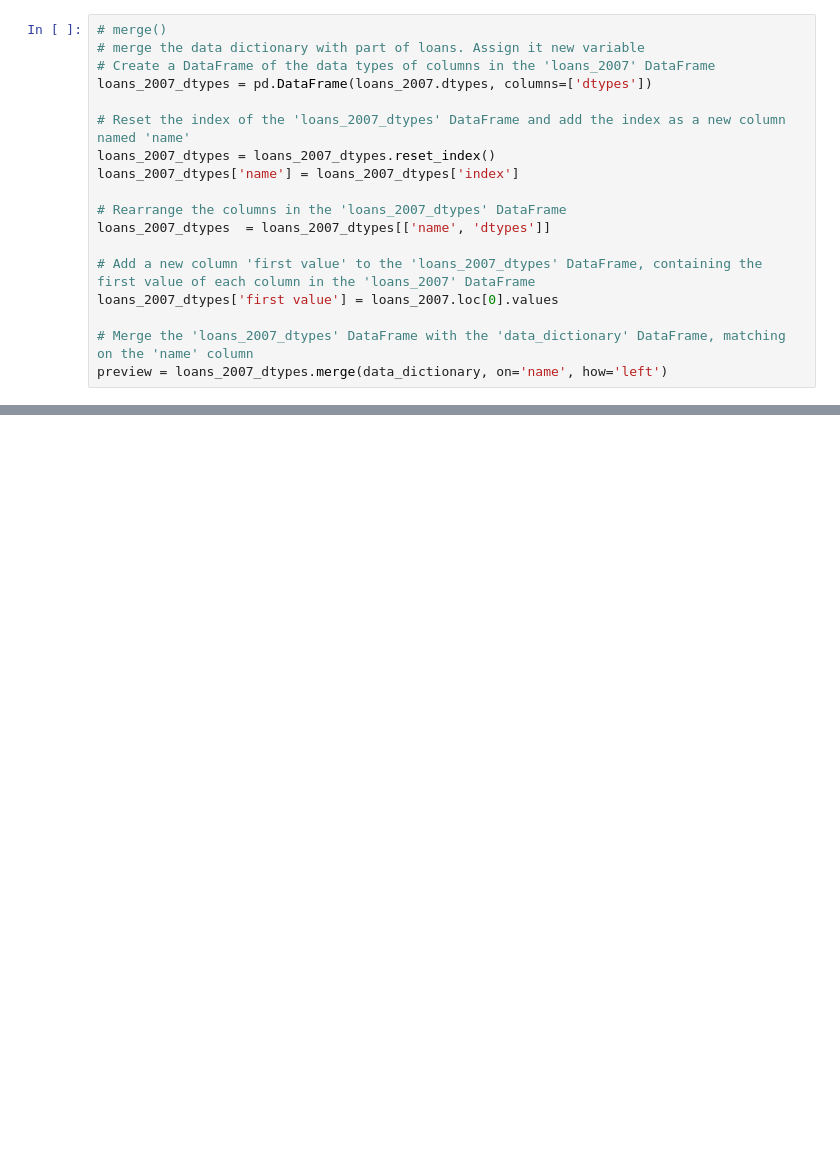
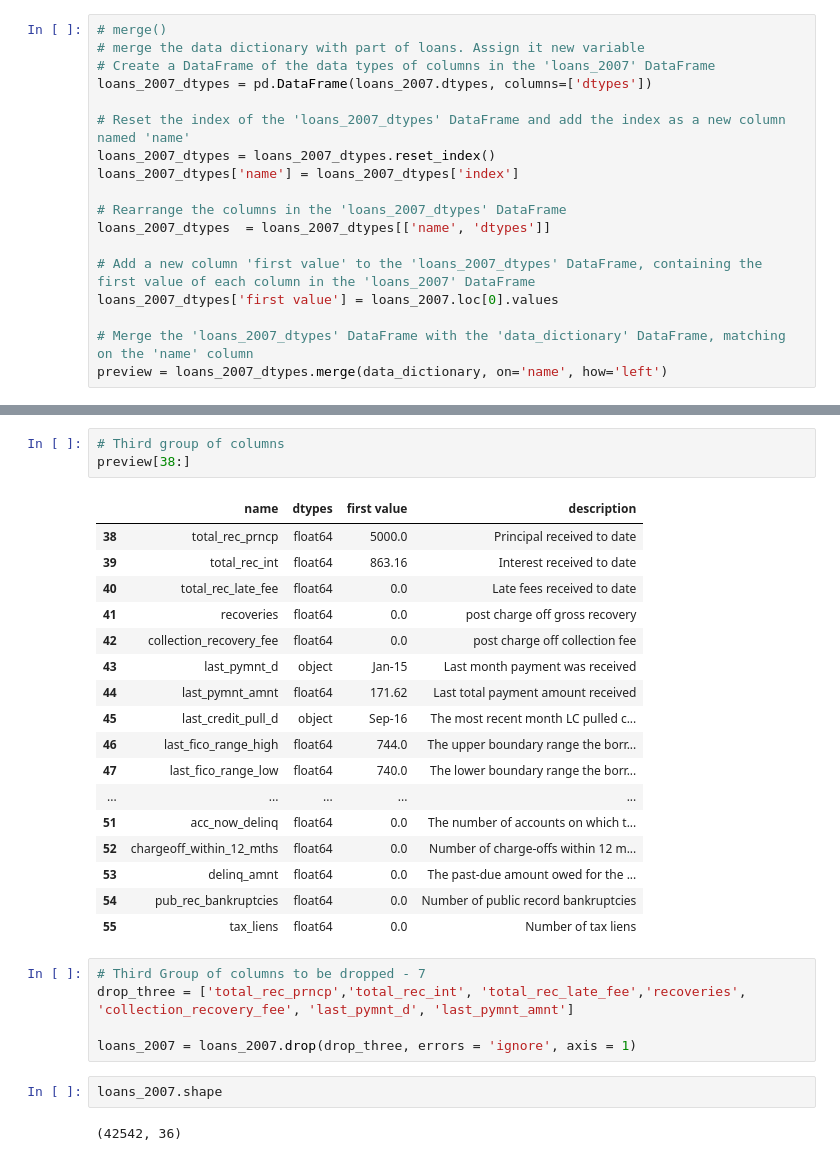
Before and after one commit to StewartStack/DAStudyBackups, a Jupyter notebook: DataStudies3/stewartstack_loans2007.ipynb, the cells around one changed output, grey strips where cells are left out. Saved outputs shown, nothing was run; the diff lists cells and outputs as text; blank space fills up the shorter version.

```diff
--- a/DataStudies3/stewartstack_loans2007.ipynb
+++ b/DataStudies3/stewartstack_loans2007.ipynb
@@ -126,0 +194,30 @@ preview = loans_2007_dtypes.merge(data_dictionary, on='name', how='left')
+# %%
+# Third group of columns
+preview[38:]
+# %% [output]
+|  | name | dtypes | first value | description |
+| 38 | total_rec_prncp | float64 | 5000.0 | Principal received to date |
+| 39 | total_rec_int | float64 | 863.16 | Interest received to date |
+| 40 | total_rec_late_fee | float64 | 0.0 | Late fees received to date |
+| 41 | recoveries | float64 | 0.0 | post charge off gross recovery |
+| 42 | collection_recovery_fee | float64 | 0.0 | post charge off collection fee |
+| 43 | last_pymnt_d | object | Jan-15 | Last month payment was received |
+| 44 | last_pymnt_amnt | float64 | 171.62 | Last total payment amount received |
+| 45 | last_credit_pull_d | object | Sep-16 | The most recent month LC pulled c... |
+| 46 | last_fico_range_high | float64 | 744.0 | The upper boundary range the borr... |
+| 47 | last_fico_range_low | float64 | 740.0 | The lower boundary range the borr... |
+| ... | ... | ... | ... | ... |
+| 51 | acc_now_delinq | float64 | 0.0 | The number of accounts on which t... |
+| 52 | chargeoff_within_12_mths | float64 | 0.0 | Number of charge-offs within 12 m... |
+| 53 | delinq_amnt | float64 | 0.0 | The past-due amount owed for the ... |
+| 54 | pub_rec_bankruptcies | float64 | 0.0 | Number of public record bankruptcies |
+| 55 | tax_liens | float64 | 0.0 | Number of tax liens |
+# %%
+# Third Group of columns to be dropped - 7
+drop_three = ['total_rec_prncp','total_rec_int', 'total_rec_late_fee','recoveries', 'collection_recovery_fee', 'last_pymnt_d', 'last_pymnt_amnt']
+
+loans_2007 = loans_2007.drop(drop_three, errors = 'ignore', axis = 1)
+# %%
+loans_2007.shape
+# %% [output]
+(42542, 36)
```
Also changed, not shown: parts of 8 cells of this notebook.
